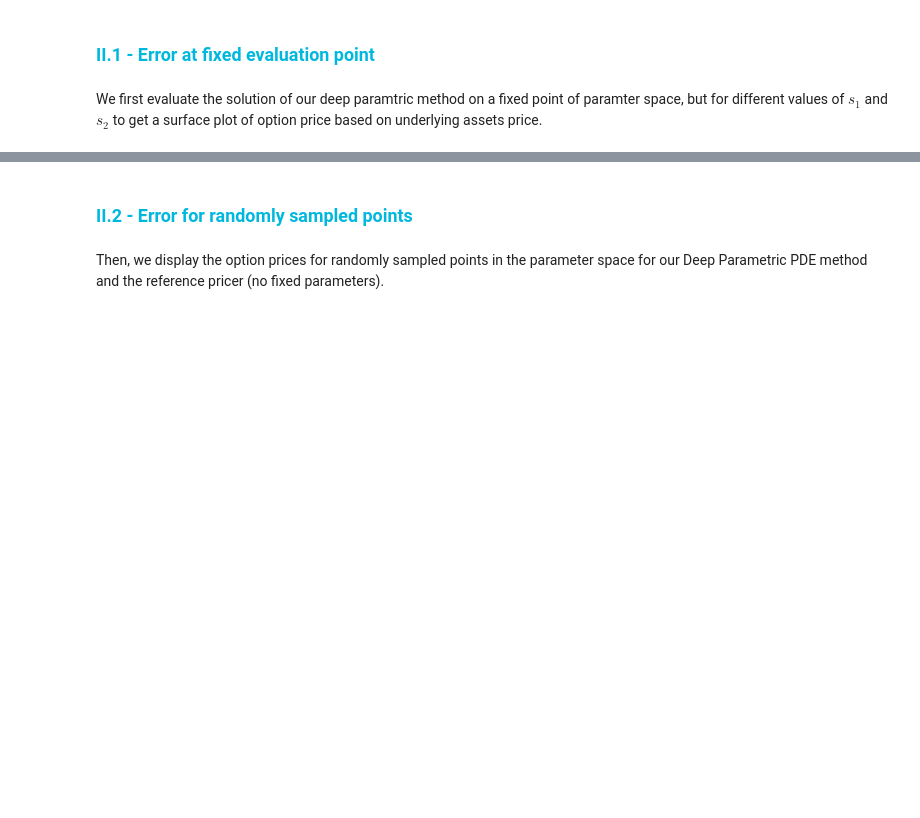
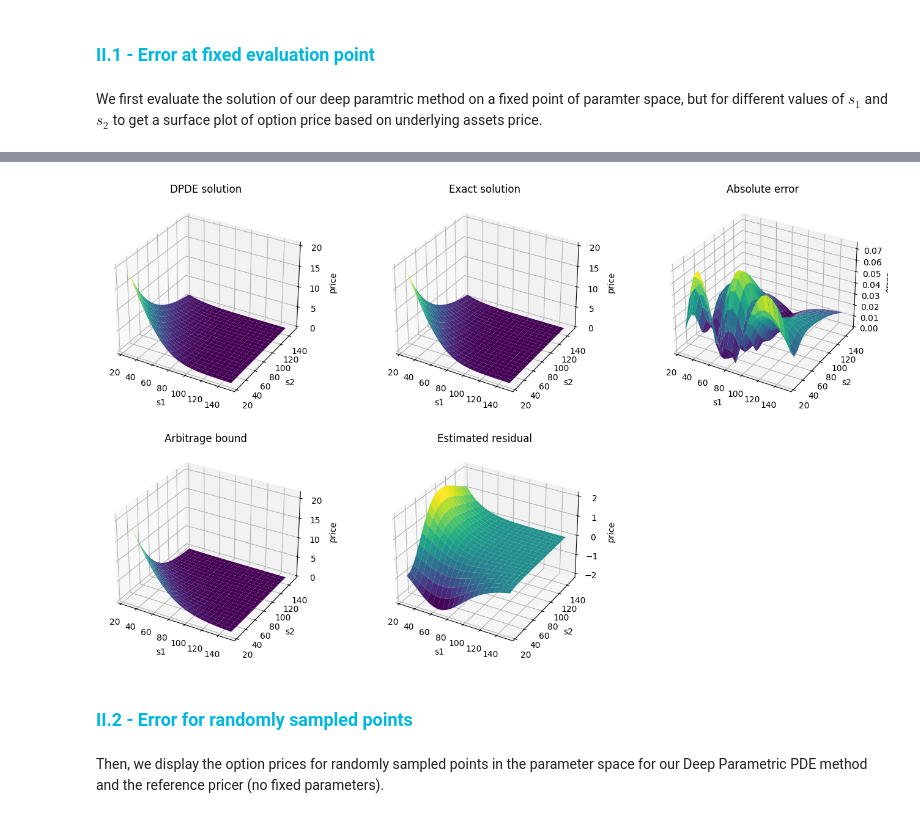
Before and after one commit to Nathan-Sanglier/M2MO-ML-Finance, a Jupyter notebook: notebook.ipynb, the cells around one changed output, grey strips where cells are left out. Cells and saved outputs as stored; diff of their text form; code cells hidden in the pictures; blank space fills up the shorter version.

Commit message:
FIX: 6th plot removed

```diff
--- a/notebook.ipynb
+++ b/notebook.ipynb
@@ -48,7 +48,7 @@ n_samples_oos_error     = 10000 # nb random points for approx L2 and Linf errors
 ########################################### Any change in these paramaters implies to train again the model ###########################################
 
 K           = 100.      # strike price
-opt_type    = 'call'    # 'put' or 'call'
+opt_type    = 'put'    # 'put' or 'call'
 gamma       = 1/10.     # lambda in no-arbitrage bound
 
 dim_state   = 2 # nb of assets
@@ -373,38 +377,45 @@ residual_hat    = dpde_sol - bound
 # %%
-fig, axs = plt.subplots(2, 3, figsize=(18, 6), subplot_kw={'projection': '3d'})
+fig, axs = plt.subplots(2, 3, figsize=(14, 8), subplot_kw={'projection': '3d'})
 
 axs[0, 0].plot_surface(s1_plot_mesh, s2_plot_mesh, dpde_sol, cmap='viridis')
 axs[0, 0].set_title('DPDE solution')
 axs[0, 0].set_xlabel('s1')
 axs[0, 0].set_ylabel('s2')
 axs[0, 0].set_zlabel('price')
 
 axs[0, 1].plot_surface(s1_plot_mesh, s2_plot_mesh, exact_sol_eval, cmap='viridis')
 axs[0, 1].set_title('Exact solution')
 axs[0, 1].set_xlabel('s1')
 axs[0, 1].set_ylabel('s2')
 axs[0, 1].set_zlabel('price')
 
 axs[0, 2].plot_surface(s1_plot_mesh, s2_plot_mesh, err, cmap='viridis')
 axs[0, 2].set_title('Absolute error')
 axs[0, 2].set_xlabel('s1')
 axs[0, 2].set_ylabel('s2')
 axs[0, 2].set_zlabel('error')
 
 axs[1, 0].plot_surface(s1_plot_mesh, s2_plot_mesh, bound, cmap='viridis')
 axs[1, 0].set_title('Arbitrage bound')
 axs[1, 0].set_xlabel('s1')
 axs[1, 0].set_ylabel('s2')
 axs[1, 0].set_zlabel('price')
 
 
 axs[1, 1].plot_surface(s1_plot_mesh, s2_plot_mesh, dpde_sol - bound, cmap='viridis')
 axs[1, 1].set_title('Estimated residual')
 axs[1, 1].set_xlabel('s1')
 axs[1, 1].set_ylabel('s2')
 axs[1, 1].set_zlabel('price')
 
+fig.delaxes(axs[1, 2])
+fig.tight_layout()
+
+plt.subplots_adjust(hspace=0.2)
+
 plt.show()
+# %% [output]
+[figure, added]
 # %% [markdown]
 ### <span id="section-2-2" style="color:#00B8DE"> II.2 - Error for randomly sampled points </span>
 # %% [markdown]
```
Also changed, not shown: parts of 6 cells of this notebook.
